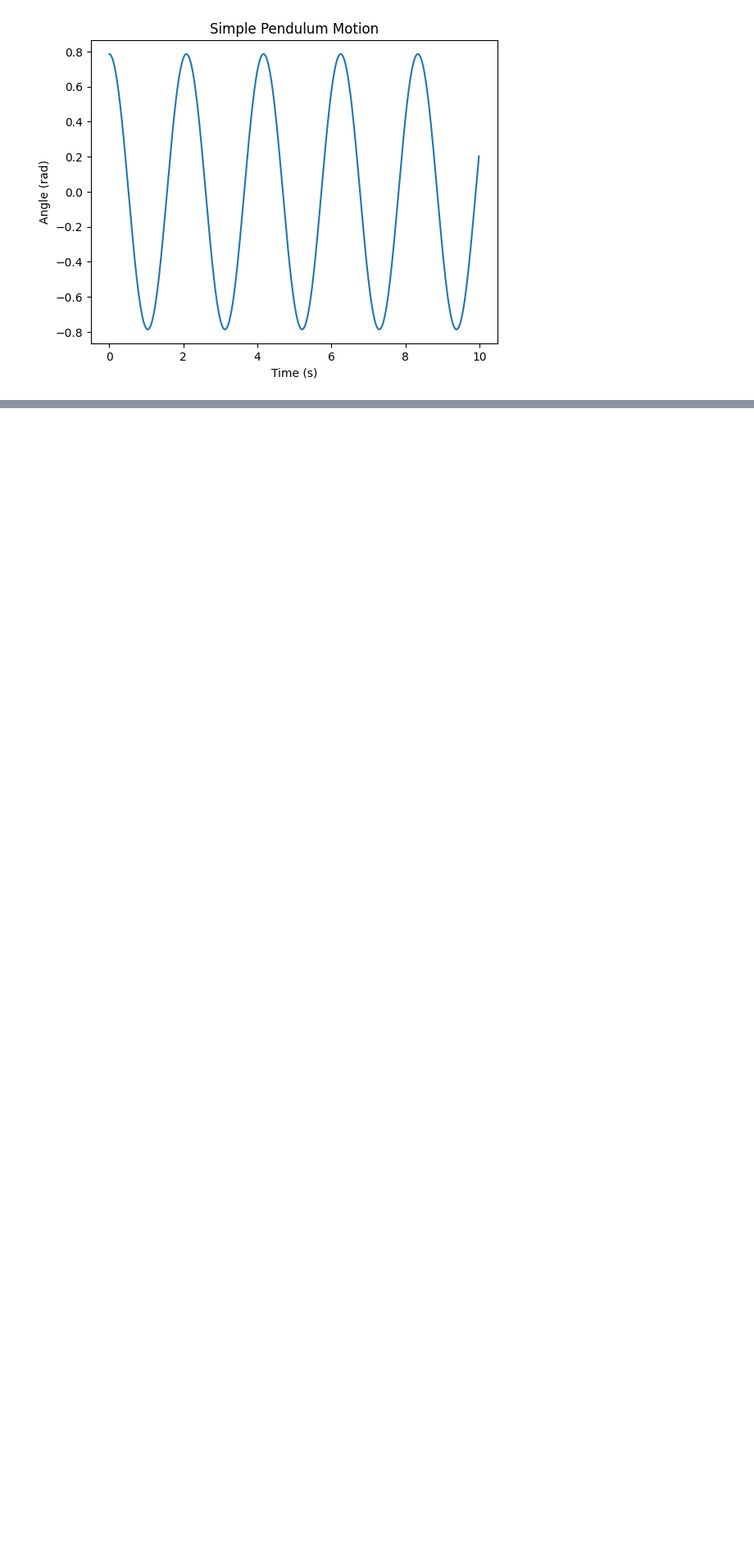
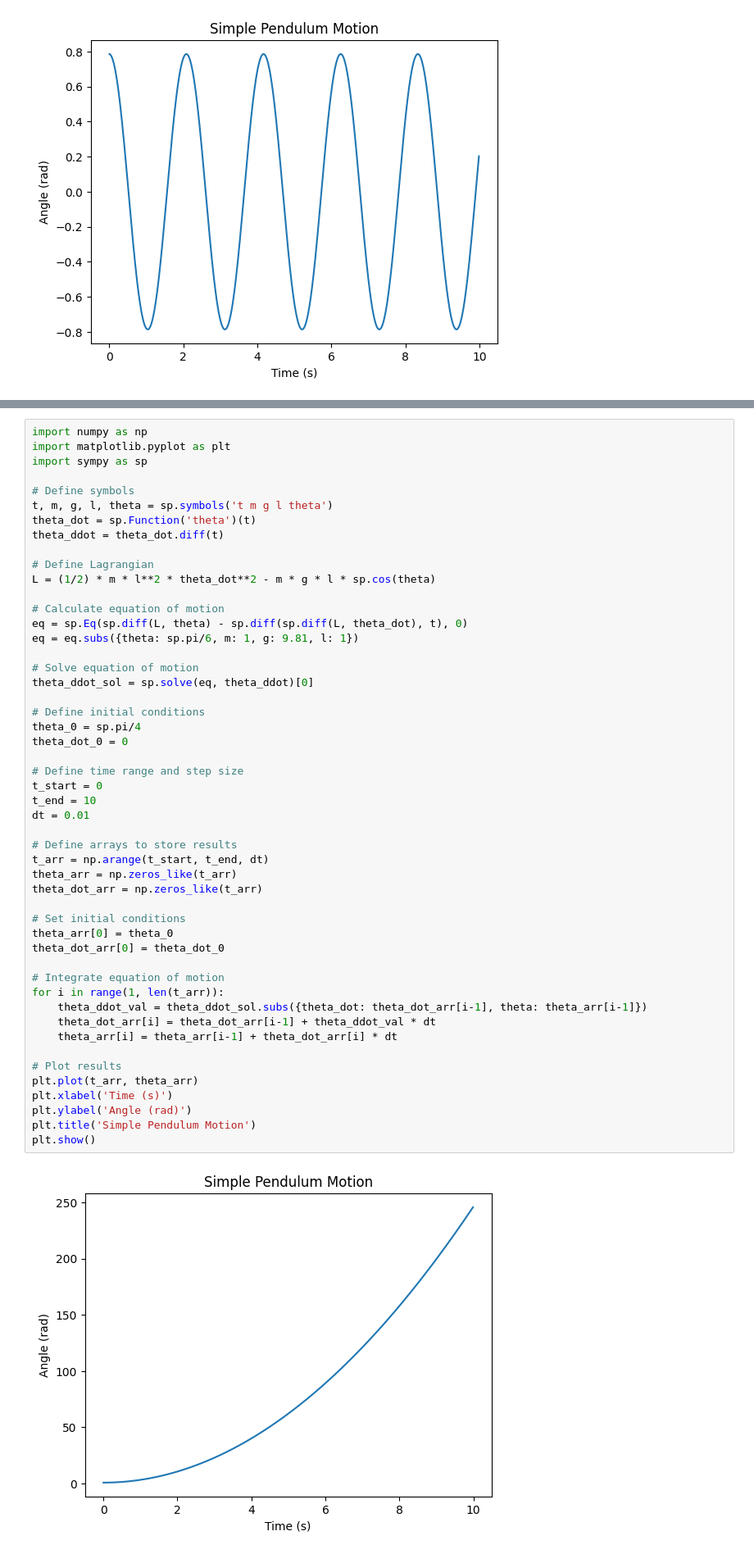
Before and after one commit to navgaur/AMP1, a Jupyter notebook: Lagrangian.ipynb, the cells around one changed output, grey strips where cells are left out. Shown at 82% size. Cells and saved outputs as stored; diff of their text form; blank space fills up the shorter version.

```diff
--- a/Lagrangian.ipynb
+++ b/Lagrangian.ipynb
@@ -94,0 +117,52 @@ plt.show()
+# %%
+import numpy as np
+import matplotlib.pyplot as plt
+import sympy as sp
+
+# Define symbols
+t, m, g, l, theta = sp.symbols('t m g l theta')
+theta_dot = sp.Function('theta')(t)
+theta_ddot = theta_dot.diff(t)
+
+# Define Lagrangian
+L = (1/2) * m * l**2 * theta_dot**2 - m * g * l * sp.cos(theta)
+
+# Calculate equation of motion
+eq = sp.Eq(sp.diff(L, theta) - sp.diff(sp.diff(L, theta_dot), t), 0)
+eq = eq.subs({theta: sp.pi/6, m: 1, g: 9.81, l: 1})
+
+# Solve equation of motion
+theta_ddot_sol = sp.solve(eq, theta_ddot)[0]
+
+# Define initial conditions
+theta_0 = sp.pi/4
+theta_dot_0 = 0
+
+# Define time range and step size
+t_start = 0
+t_end = 10
+dt = 0.01
+
+# Define arrays to store results
+t_arr = np.arange(t_start, t_end, dt)
+theta_arr = np.zeros_like(t_arr)
+theta_dot_arr = np.zeros_like(t_arr)
+
+# Set initial conditions
+theta_arr[0] = theta_0
+theta_dot_arr[0] = theta_dot_0
+
+# Integrate equation of motion
+for i in range(1, len(t_arr)):
+    theta_ddot_val = theta_ddot_sol.subs({theta_dot: theta_dot_arr[i-1], theta: theta_arr[i-1]})
+    theta_dot_arr[i] = theta_dot_arr[i-1] + theta_ddot_val * dt
+    theta_arr[i] = theta_arr[i-1] + theta_dot_arr[i] * dt
+
+# Plot results
+plt.plot(t_arr, theta_arr)
+plt.xlabel('Time (s)')
+plt.ylabel('Angle (rad)')
+plt.title('Simple Pendulum Motion')
+plt.show()
+# %% [output]
+[figure, added]
```
Also changed, not shown: parts of 1 cell of this notebook.
